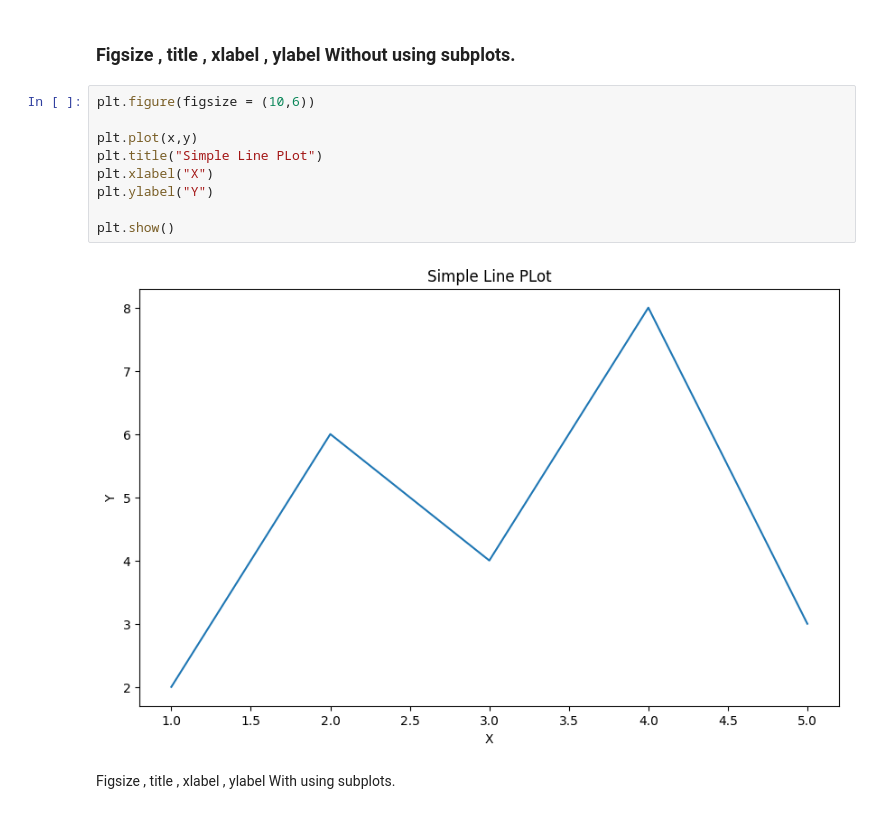
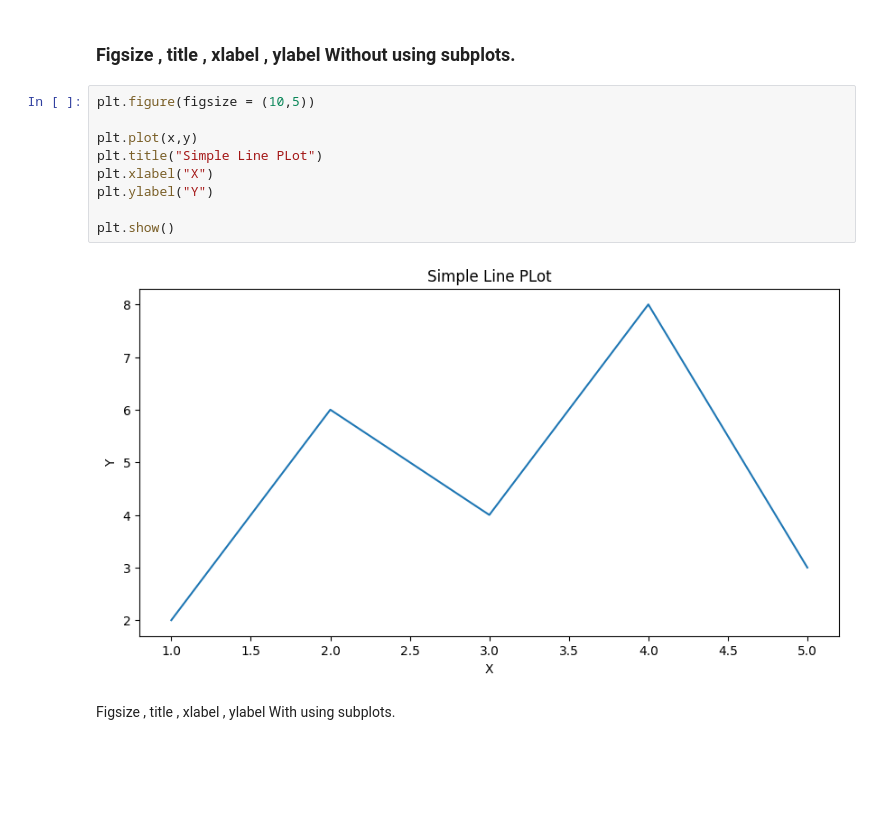
Before and after one commit to skm22/RICR---Data-Science, a Jupyter notebook: Notes/3. Applied Python/3. RICR - Matplotlib Class Notes/Matplotlib Class Notebooks/6. RICR-subplot-matplotlib.ipynb, the cells around one changed output. Cells and saved outputs as stored; diff of their text form; blank space fills up the shorter version.

```diff
--- a/Notes/3. Applied Python/3. RICR - Matplotlib Class Notes/Matplotlib Class Notebooks/6. RICR-subplot-matplotlib.ipynb
+++ b/Notes/3. Applied Python/3. RICR - Matplotlib Class Notes/Matplotlib Class Notebooks/6. RICR-subplot-matplotlib.ipynb
@@ -52,16 +52,16 @@ ax
 # %% [markdown]
 ### Figsize , title , xlabel , ylabel Without using subplots.
 # %%
-plt.figure(figsize = (10,6))
+plt.figure(figsize = (10,5))
 
 plt.plot(x,y)
 plt.title("Simple Line PLot")
 plt.xlabel("X")
 plt.ylabel("Y")
 
 plt.show()
 # %% [output]
-[figure, old version]
+[figure, new version]
 # %% [markdown]
 Figsize , title , xlabel , ylabel With using subplots.
 # %%
```
Also changed, not shown: parts of 3 cells of this notebook, 2 other files.
